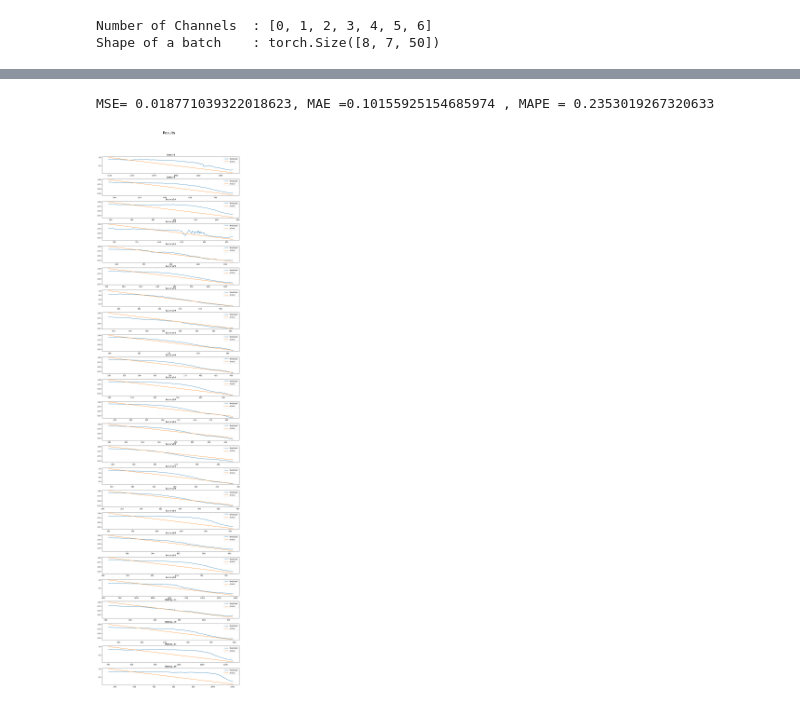
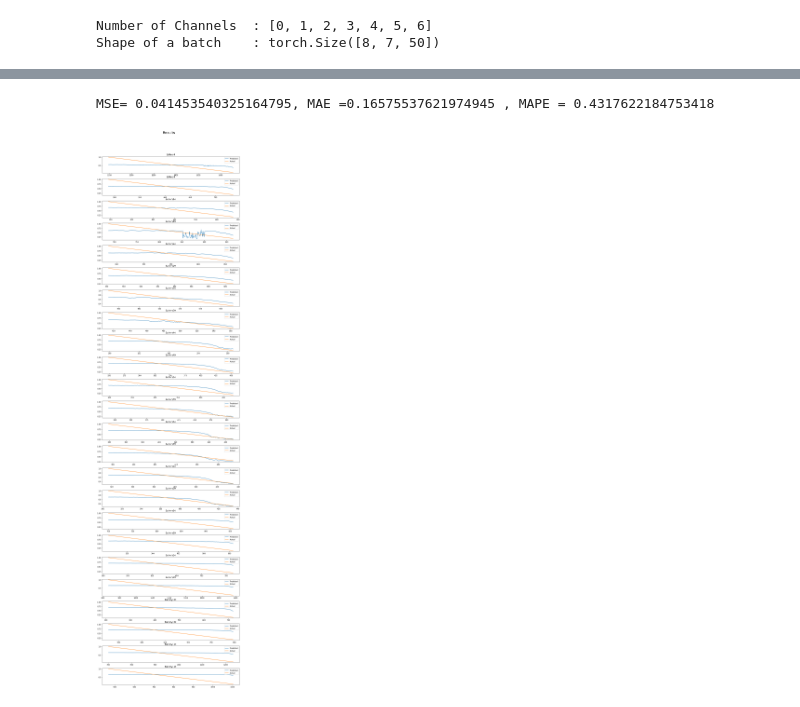
Before and after one commit to Dhruvadityamittal/RUL_Prediction_DFKI, a Jupyter notebook: FPC_Prediction/FPC_prediction_v2.ipynb, the cells around one changed output, grey strips where cells are left out. Cells and saved outputs as stored; diff of their text form; code cells hidden in the pictures.

```diff
--- a/FPC_Prediction/FPC_prediction_v2.ipynb
+++ b/FPC_Prediction/FPC_prediction_v2.ipynb
@@ -17,10 +21,12 @@ percentage  = 0.10  # 10 percent data
 window_size = 50    # window size
 stride = 1          # stride
 channels  =[0,1,2,3,4,5,6] # channels
+name_start_train = 0
+name_start_test = 100
 
 
-train_data,FPC_data,FPC_data_dict = get_data(discharge_capacities[:100],percentage,window_size,stride,channels,type = "train")
-test_data,test_data_dict  = get_data(discharge_capacities[100:],None,window_size,stride,channels,type= "test")
+train_data,FPC_data,FPC_data_dict = get_data(discharge_capacities[:name_start_test],percentage,window_size,stride,channels,type = "train", name_start=name_start_train)
+test_data,test_data_dict  = get_data(discharge_capacities[name_start_test:],None,window_size,stride,channels,type= "test", name_start=name_start_test)
 
 obj_train  = battery_dataloader(train_data)
 obj_FPC  = battery_dataloader(FPC_data)
@@ -74,7 +80,7 @@ else:
 
 version = 2
 # Get Change Indices
-change_indices_train,change_indices_test, _, _ = get_change_indices(model,discharge_capacities,channels,get_saved_indices = True, version = 2)
+change_indices_train,change_indices_test, _, _ = get_change_indices(model,discharge_capacities,channels,get_saved_indices = True, version = 2, name_start_train = name_start_train,name_start_test= name_start_test , dataset= "MIT")
 change_indices_all = np.concatenate((change_indices_train,change_indices_test))
 # %% [output]
 Loading Old Indices
@@ -105,9 +111,9 @@ device = 'cuda' if torch.cuda.is_available() else 'cpu'
 # %%
 n_folds = 5
 scenario = 1
-learning_rate = 0.01
-# learning_rate = 0.0001
-epochs = 40
+# learning_rate = 0.01
+learning_rate = 0.0001
+epochs = 2
 
 parameters = {
     "window_size" : window_size,
@@ -120,7 +126,7 @@ parameters = {
 
 
 # model_RUL = LSTM_Model_RUL(window_size,len(channels))  # LSTM Model
-model_RUL = Net()    # Transformer Model
+model_RUL = Net(len(channels))    # Transformer Model
 #model_RUL = CNN_Model_RUL(window_size,channels)    # CNN Model
 
 optimizer = torch.optim.Adam(model_RUL.parameters(), lr = learning_rate, betas= (0.9, 0.99))
@@ -133,11 +139,13 @@ pretrained_RUL_scenario1 = False
 load_pretrained_scenario1  = False
 
 model_dir_scenario1 = "./Weights/Scenario1/"
-model_path_scenario1 = f'{model_dir_scenario1}/model_f{model.name}_f{c_RUL}_f{window_size_RUL}_f{version}.pth'
+model_path_scenario1 = f'{model_dir_scenario1}/model_f{model_RUL.name}_f{c_RUL}_f{window_size_RUL}_f{version}.pth'
 
 if(pretrained_RUL_scenario1):
     print("Loading a Pre-trained Model")
     model_RUL.load_state_dict(torch.load(model_path_scenario1,map_location= device))
+    test_batteries = np.load("./Test_data/test_batteries.npy",allow_pickle=True)
+    train_batteries = np.load("./Test_data/train_batteries.npy",allow_pickle=True)
 else:
     if(load_pretrained_scenario1):
         print("Training further on already trained model")
@@ -145,8 +153,10 @@ else:
         perform_n_folds(model_RUL,n_folds,discharge_capacities,change_indices_all,criterion, optimizer, early_stopping,
                     pretrained_RUL_scenario1, model_path_scenario1,scenario,parameters, version)
     else:
-        model_RUL, test_dataloader, test_batteries = perform_n_folds(model_RUL,n_folds,discharge_capacities,change_indices_all,criterion, optimizer, early_stopping,
+        model_RUL, test_dataloader, test_batteries, train_batteries = perform_n_folds(model_RUL,n_folds,discharge_capacities,change_indices_all,criterion, optimizer, early_stopping,
                     pretrained_RUL_scenario1, model_path_scenario1,scenario,parameters, version)
+        np.save(f"./Test_data/test_batteries.npy", test_batteries, allow_pickle=True)
+        np.save(f"./Test_data/train_batteries.npy", train_batteries, allow_pickle=True)
 # %% [output]
 *********************  Fold = 0  *********************
 
@@ -173,11 +183,14 @@ Test loss = 0.025513259265051116
 # plot_RUL(model_RUL_scenario2,discharge_capacities,test_batteries,test_dataloader_RUL_scenario2,change_indices_test,"scenario2_RUL_prediction_test")
 # %%
 # test_batteries  = [i+100 for i in range(24)]
+_, _, test_dataloader_RUL = get_RUL_dataloader(discharge_capacities, train_batteries, test_batteries,
+                                              change_indices_all, parameters["window_size"],
+                                              parameters["stride"],parameters["channels"] ,scenario)
 
 plot_RUL(model_RUL,discharge_capacities,test_batteries,test_dataloader,change_indices_all,"Outputs/scenario1_RUL_prediction_test")
 # %% [output]
-MSE= 0.018771039322018623, MAE =0.10155925154685974 , MAPE = 0.2353019267320633
+MSE= 0.041453540325164795, MAE =0.16575537621974945 , MAPE = 0.4317622184753418
-[figure, old version]
+[figure, new version]
 # %%
 # batteries =[0,1,2,3]
 # plot_RUL(model_RUL_scenario1,discharge_capacities,batteries,train_dataloader_RUL_temp_scenario1,change_indices_train,"scenario1_RUL_prediction_train")
```
Also changed, not shown: parts of 5 cells of this notebook, 39 other files.
